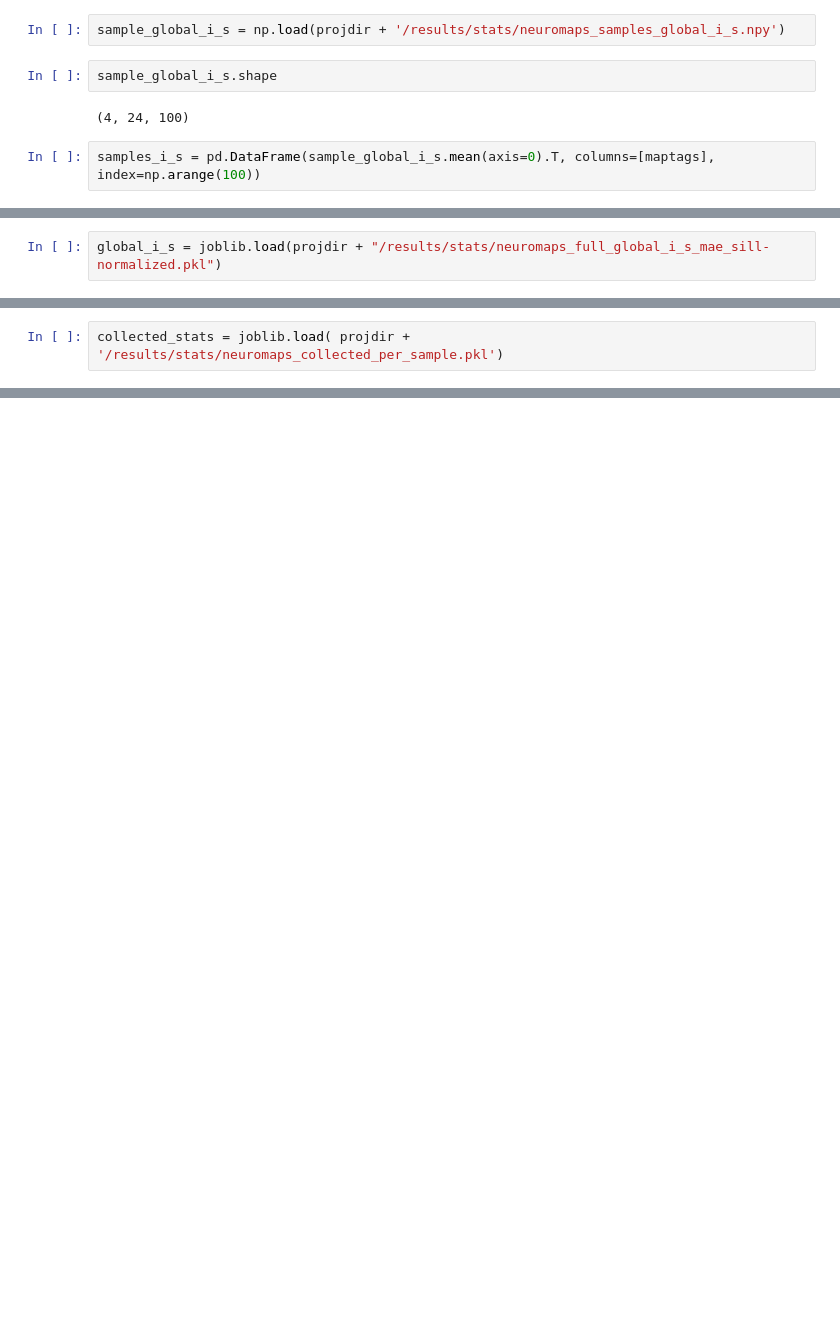
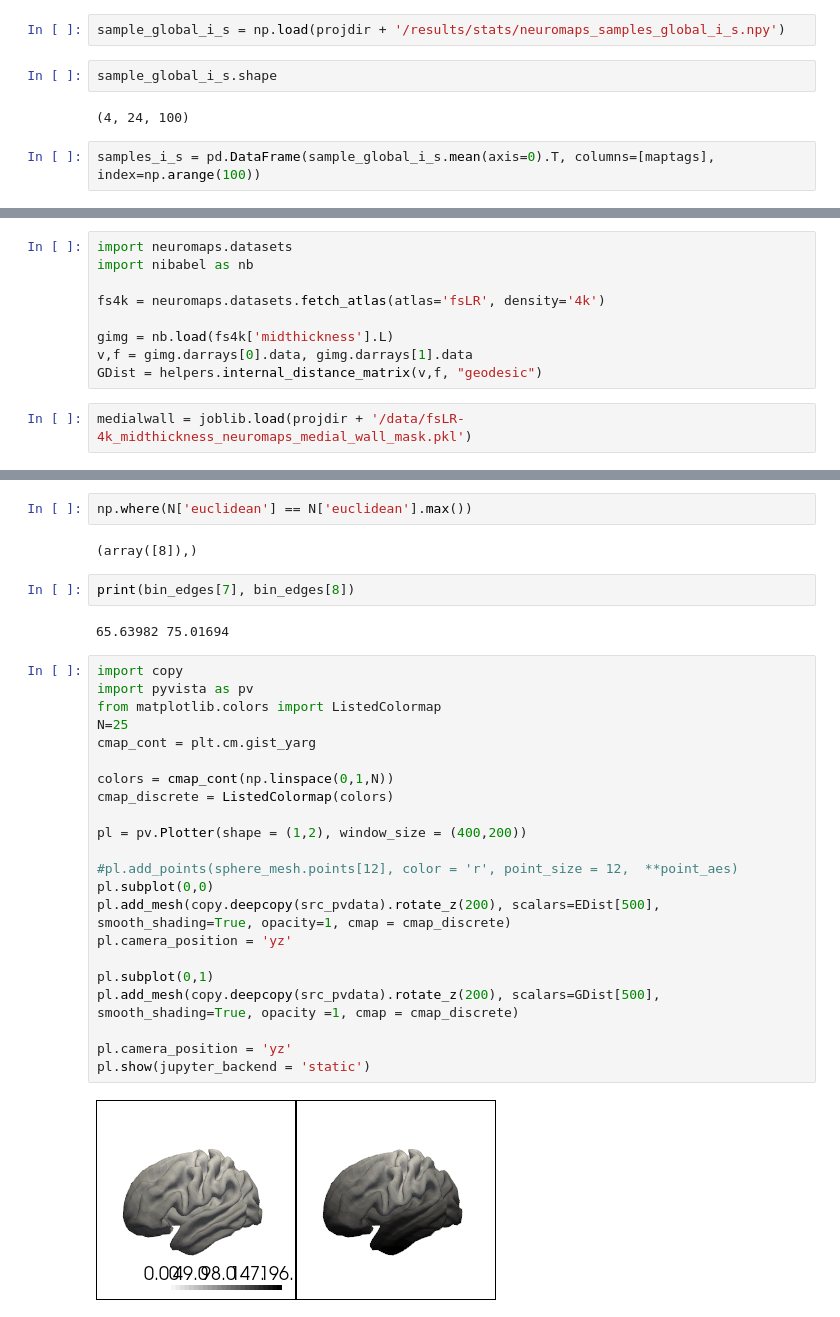
Before and after one commit to shyu2kko/zhou_interpolates, a Jupyter notebook: code/res2_neuromaps_full.ipynb, the cells around one changed output, grey strips where cells are left out. Saved outputs shown, nothing was run; the diff lists cells and outputs as text; blank space fills up the shorter version.

```diff
--- a/code/res2_neuromaps_full.ipynb
+++ b/code/res2_neuromaps_full.ipynb
@@ -731,2 +212,0 @@ plt.savefig(projdir + '/figs/main/neuromaps_variogram_mae_row.svg')
-# %%
-global_i_s = joblib.load(projdir + "/results/stats/neuromaps_full_global_i_s_mae_sill-normalized.pkl")
@@ -837,2 +212,0 @@ variogram_order = global_i_s.sort_values('mae', ascending = False).index
-# %%
-collected_stats = joblib.load( projdir + '/results/stats/neuromaps_collected_per_sample.pkl')
@@ -1444,0 +244,11 @@ plt.show()
+# %%
+import neuromaps.datasets
+import nibabel as nb
+
+fs4k = neuromaps.datasets.fetch_atlas(atlas='fsLR', density='4k')
+
+gimg = nb.load(fs4k['midthickness'].L)
+v,f = gimg.darrays[0].data, gimg.darrays[1].data
+GDist = helpers.internal_distance_matrix(v,f, "geodesic")
+# %%
+medialwall = joblib.load(projdir + '/data/fsLR-4k_midthickness_neuromaps_medial_wall_mask.pkl')
@@ -1444,0 +319,32 @@ plt.show()
+# %%
+np.where(N['euclidean'] == N['euclidean'].max())
+# %% [output]
+(array([8]),)
+# %%
+print(bin_edges[7], bin_edges[8])
+# %% [output]
+65.63982 75.01694
+# %%
+import copy
+import pyvista as pv
+from matplotlib.colors import ListedColormap
+N=25
+cmap_cont = plt.cm.gist_yarg
+
+colors = cmap_cont(np.linspace(0,1,N))
+cmap_discrete = ListedColormap(colors)
+
+pl = pv.Plotter(shape = (1,2), window_size = (400,200))
+
+#pl.add_points(sphere_mesh.points[12], color = 'r', point_size = 12,  **point_aes)
+pl.subplot(0,0)
+pl.add_mesh(copy.deepcopy(src_pvdata).rotate_z(200), scalars=EDist[500], smooth_shading=True, opacity=1, cmap = cmap_discrete)
+pl.camera_position = 'yz'
+
+pl.subplot(0,1)
+pl.add_mesh(copy.deepcopy(src_pvdata).rotate_z(200), scalars=GDist[500], smooth_shading=True, opacity =1, cmap = cmap_discrete)
+
+pl.camera_position = 'yz'
+pl.show(jupyter_backend = 'static')
+# %% [output]
+[figure, added]
```
Also changed, not shown: parts of 153 cells of this notebook.
